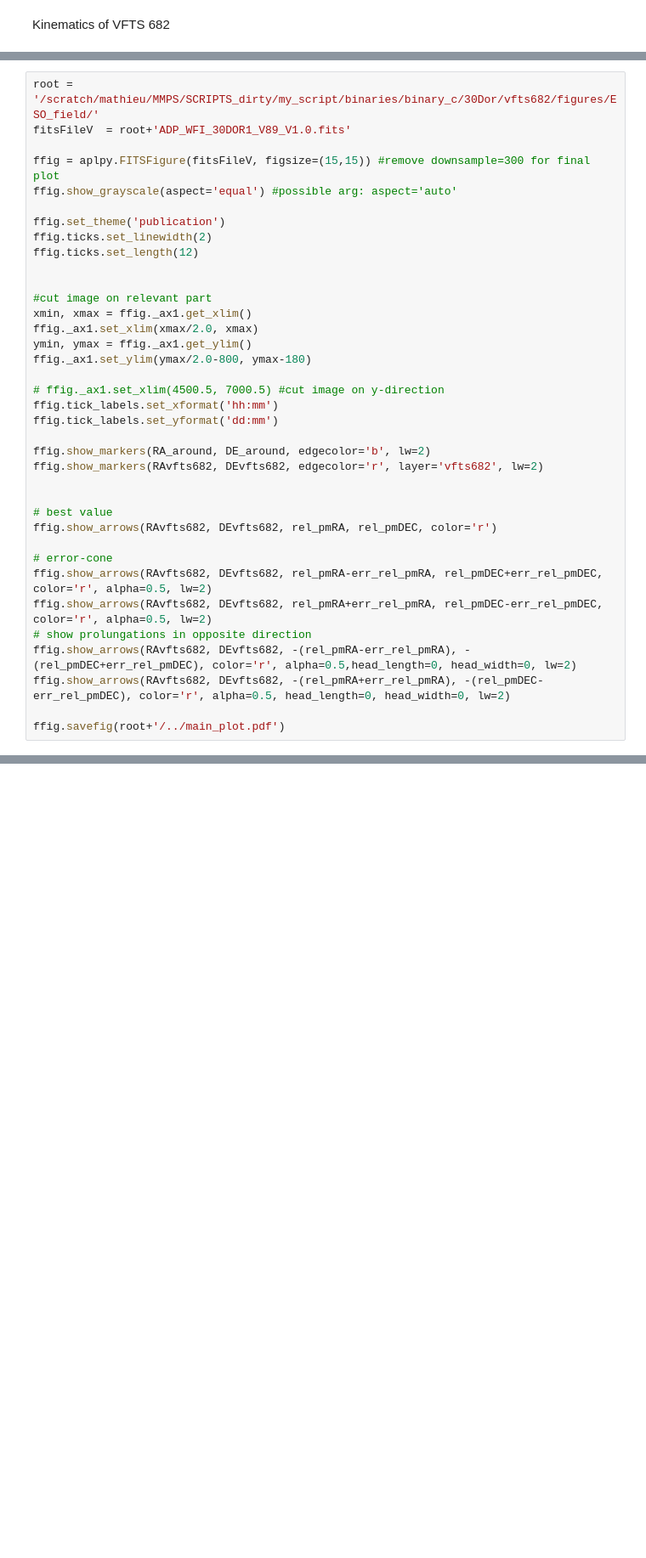
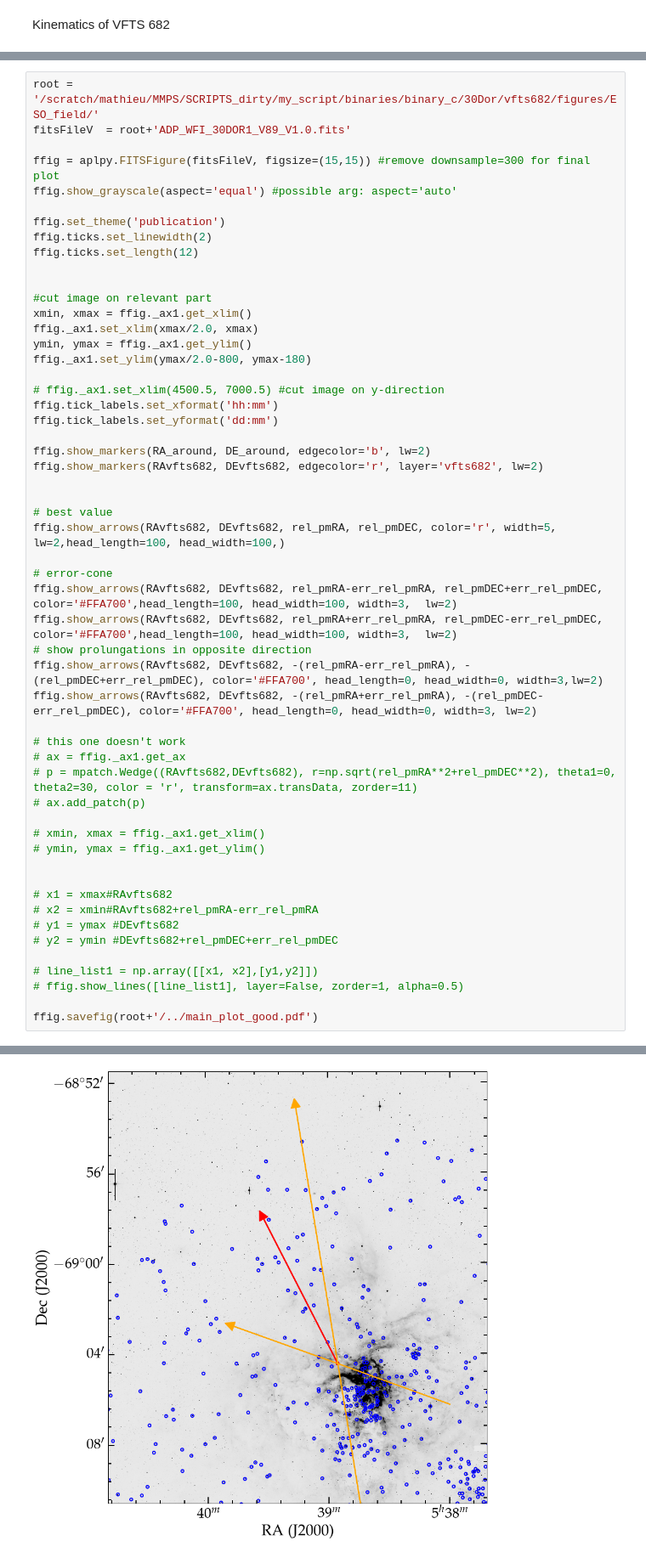
Before and after one commit to mathren/vfts682, a Jupyter notebook: scripts/VFTS682.ipynb, the cells around one changed output, grey strips where cells are left out. Shown: that part at 85% size. Drawn from its saved outputs; the diff is of its cells as text; blank space fills up the shorter version.

Commit message:
new plot, improved

```diff
--- a/scripts/VFTS682.ipynb
+++ b/scripts/VFTS682.ipynb
@@ -449,13 +448,31 @@ ffig.show_markers(RAvfts682, DEvfts682, edgecolor='r', layer='vfts682', lw=2)
 
 
 # best value
-ffig.show_arrows(RAvfts682, DEvfts682, rel_pmRA, rel_pmDEC, color='r')
+ffig.show_arrows(RAvfts682, DEvfts682, rel_pmRA, rel_pmDEC, color='r', width=5, lw=2,head_length=100, head_width=100,)
 
 # error-cone
-ffig.show_arrows(RAvfts682, DEvfts682, rel_pmRA-err_rel_pmRA, rel_pmDEC+err_rel_pmDEC, color='r', alpha=0.5, lw=2)
-ffig.show_arrows(RAvfts682, DEvfts682, rel_pmRA+err_rel_pmRA, rel_pmDEC-err_rel_pmDEC, color='r', alpha=0.5, lw=2)
+ffig.show_arrows(RAvfts682, DEvfts682, rel_pmRA-err_rel_pmRA, rel_pmDEC+err_rel_pmDEC, color='#FFA700',head_length=100, head_width=100, width=3,  lw=2)
+ffig.show_arrows(RAvfts682, DEvfts682, rel_pmRA+err_rel_pmRA, rel_pmDEC-err_rel_pmDEC, color='#FFA700',head_length=100, head_width=100, width=3,  lw=2)
 # show prolungations in opposite direction
-ffig.show_arrows(RAvfts682, DEvfts682, -(rel_pmRA-err_rel_pmRA), -(rel_pmDEC+err_rel_pmDEC), color='r', alpha=0.5,head_length=0, head_width=0, lw=2)
-ffig.show_arrows(RAvfts682, DEvfts682, -(rel_pmRA+err_rel_pmRA), -(rel_pmDEC-err_rel_pmDEC), color='r', alpha=0.5, head_length=0, head_width=0, lw=2)
+ffig.show_arrows(RAvfts682, DEvfts682, -(rel_pmRA-err_rel_pmRA), -(rel_pmDEC+err_rel_pmDEC), color='#FFA700', head_length=0, head_width=0, width=3,lw=2)
+ffig.show_arrows(RAvfts682, DEvfts682, -(rel_pmRA+err_rel_pmRA), -(rel_pmDEC-err_rel_pmDEC), color='#FFA700', head_length=0, head_width=0, width=3, lw=2)
 
-ffig.savefig(root+'/../main_plot.pdf')
+# this one doesn't work
+# ax = ffig._ax1.get_ax
+# p = mpatch.Wedge((RAvfts682,DEvfts682), r=np.sqrt(rel_pmRA**2+rel_pmDEC**2), theta1=0, theta2=30, color = 'r', transform=ax.transData, zorder=11)
+# ax.add_patch(p)
+
+# xmin, xmax = ffig._ax1.get_xlim()
+# ymin, ymax = ffig._ax1.get_ylim()
+
+
+# x1 = xmax#RAvfts682
+# x2 = xmin#RAvfts682+rel_pmRA-err_rel_pmRA
+# y1 = ymax #DEvfts682
+# y2 = ymin #DEvfts682+rel_pmDEC+err_rel_pmDEC
+
+# line_list1 = np.array([[x1, x2],[y1,y2]])
+# ffig.show_lines([line_list1], layer=False, zorder=1, alpha=0.5)
+
+ffig.savefig(root+'/../main_plot_good.pdf')
+# %% [output]
@@ -461,0 +497 @@ ffig.savefig(root+'/../main_plot.pdf')
+[figure, added]
```
Also changed, not shown: parts of 2 cells of this notebook, 1 other file.
